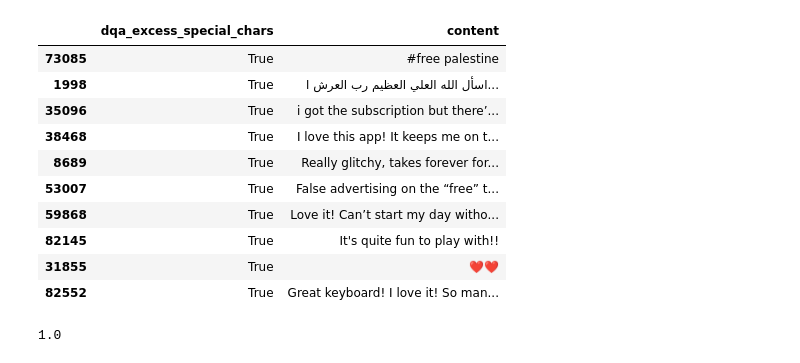
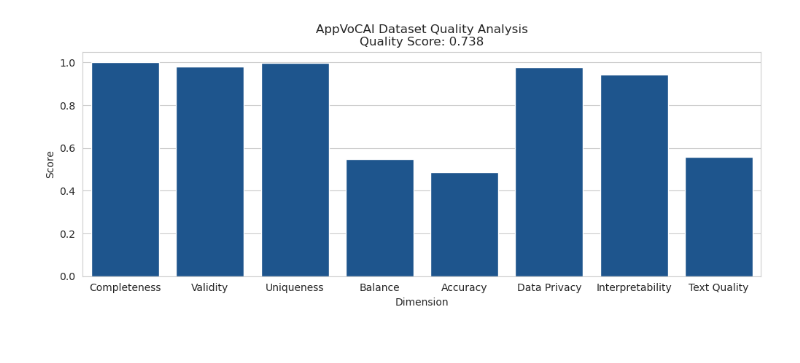
Before and after one commit to variancexplained/genai-lab-slm, a Jupyter notebook: notebooks/content/01_dataprep/03_dqa.ipynb, the cells around one changed output. Saved outputs shown, nothing was run; the diff lists cells and outputs as text; code cells hidden in the pictures.

```diff
--- a/notebooks/content/01_dataprep/03_dqa.ipynb
+++ b/notebooks/content/01_dataprep/03_dqa.ipynb
@@ -53,4 +72,6 @@ container.wire(
         "discover.app.base",
     ],
 )
+# %%
+dqa = DQA()
 # %% [markdown]
@@ -84,5 +78,0 @@ asset_id = stage.run()
-# %%
-from discover.app.dqa import DQA
-
-dqa = DQA(name="review")
-dqa.summarize()
@@ -124,19 +79,4 @@ Data columns (total 30 columns):
-# %%
-defects = dqa.get_defects(defect="special")
-defects
-# %% [output]
-|  | dqa_excess_special_chars | content |
-| 73085 | True | #free palestine |
-| 1998 | True | اسأل الله العلي العظيم رب العرش ا... |
-| 35096 | True | i got the subscription but there’... |
-| 38468 | True | I love this app! It keeps me on t... |
-| 8689 | True | Really glitchy, takes forever for... |
-| 53007 | True | False advertising on the “free” t... |
-| 59868 | True | Love it! Can’t start my day witho... |
-| 82145 | True | It's quite fun to play with!! |
-| 31855 | True | ❤️❤️ |
-| 82552 | True | Great keyboard! I love it! So man... |
 # %%
-dqa.completeness()
+dqa.plot_quality()
 # %% [output]
-1.0
+[figure, added]
```
Also changed, not shown: parts of 14 cells of this notebook, 21 other files.
